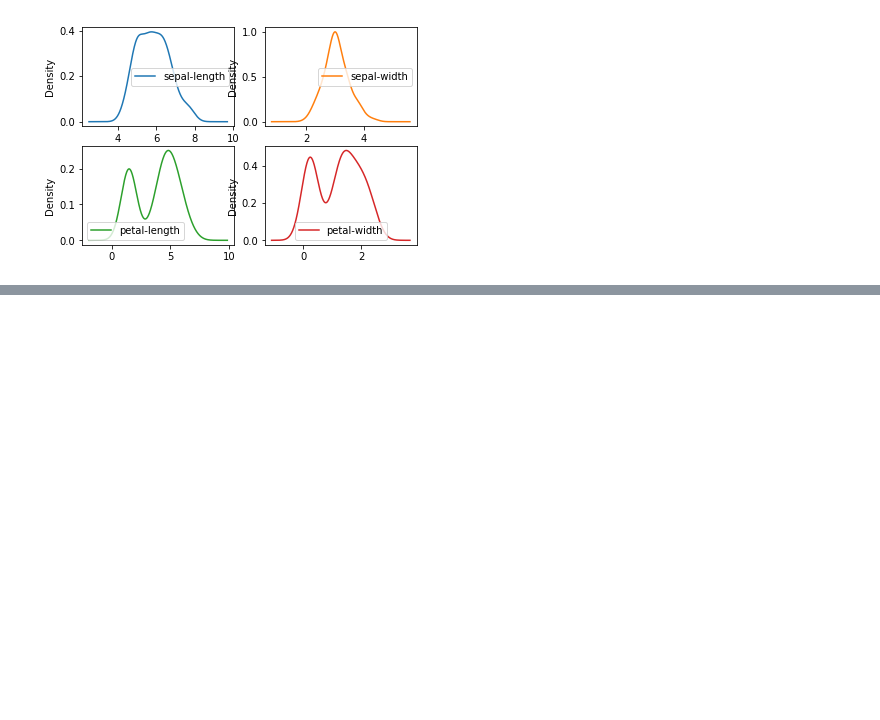
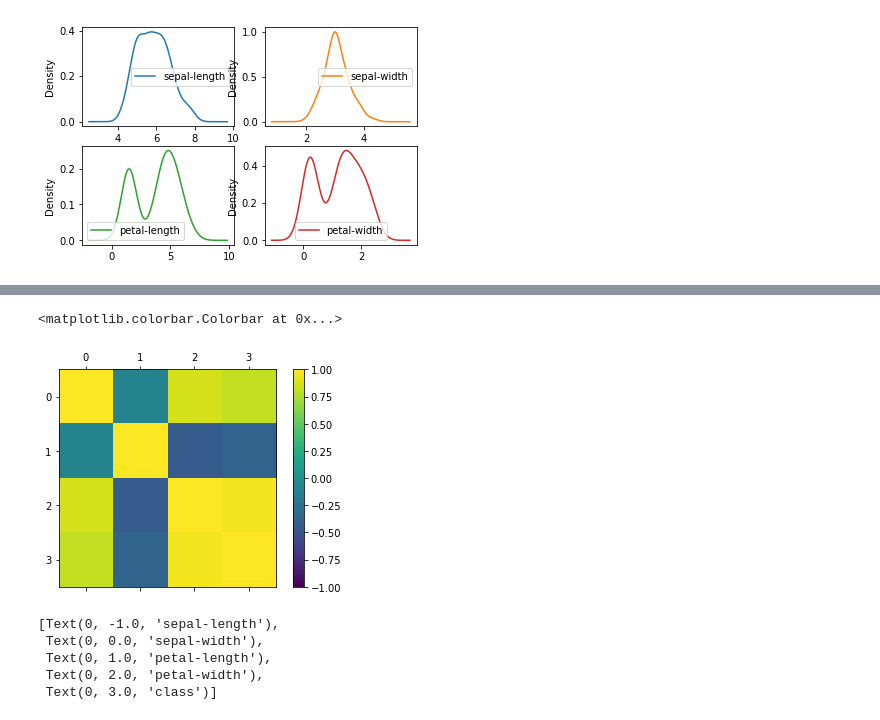
Before and after one commit to csap7/ictiitk, a Jupyter notebook: ai1_19062019.ipynb, the cells around one changed output, grey strips where cells are left out. Cells and saved outputs as stored; diff of their text form; code cells hidden in the pictures; blank space fills up the shorter version.

```diff
--- a/ai1_19062019.ipynb
+++ b/ai1_19062019.ipynb
@@ -29,0 +98,20 @@ array([[<matplotlib.axes._subplots.AxesSubplot object at 0x...>,
+# %%
+fig = plt.figure()
+subfig = fig.add_subplot(111)
+cax = subfig.matshow(correlations, vmin=-1,vmax=1)
+fig.colorbar(cax)
+# %% [output]
+<matplotlib.colorbar.Colorbar at 0x...>
+[figure, added]
+# %%
+ticks = np.arange(0,9)
+subfig.set_xticks(ticks)
+subfig.set_yticks(ticks)
+subfig.set_xticklabels(hnames)
+subfig.set_yticklabels(hnames)
+# %% [output]
+[Text(0, -1.0, 'sepal-length'),
+ Text(0, 0.0, 'sepal-width'),
+ Text(0, 1.0, 'petal-length'),
+ Text(0, 2.0, 'petal-width'),
+ Text(0, 3.0, 'class')]
```
Also changed, not shown: parts of 6 cells of this notebook.
